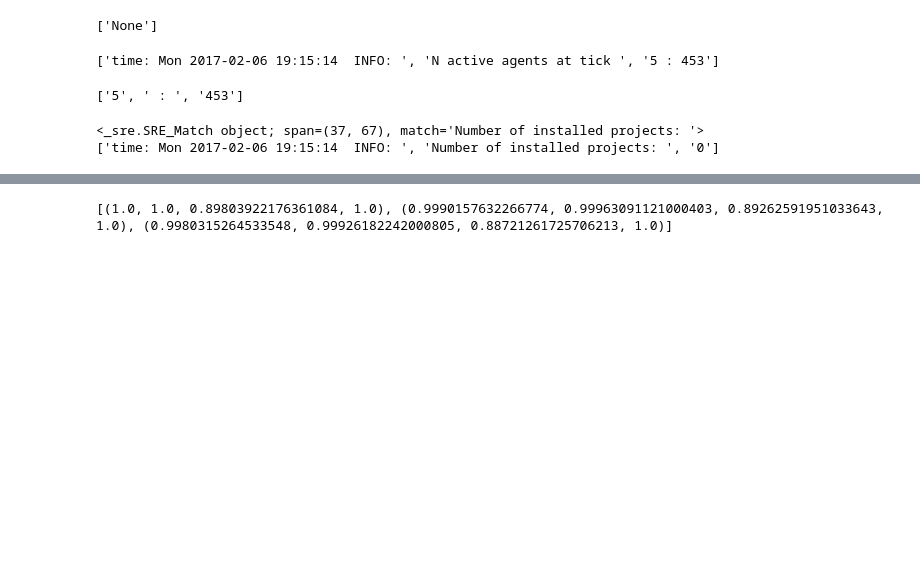
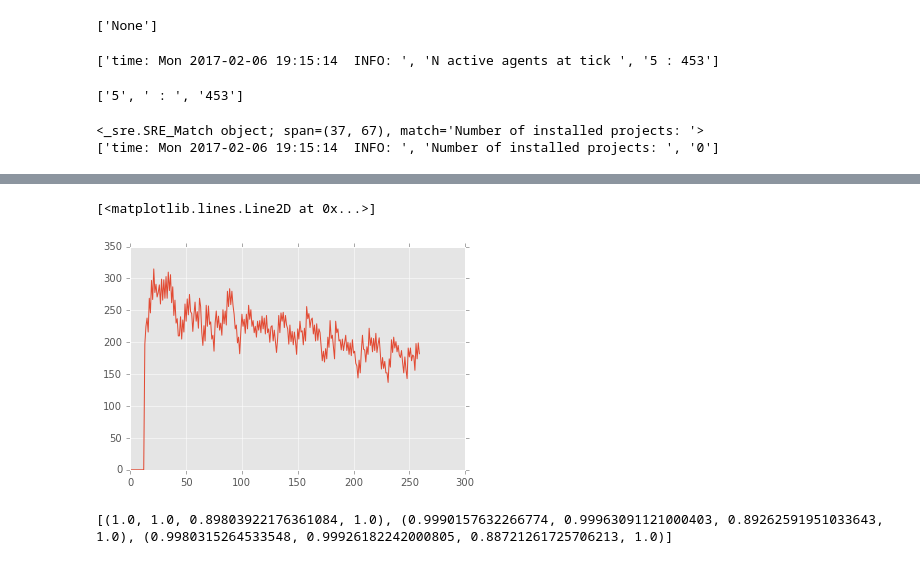
Before and after one commit to wilfeli/solar-model, a Jupyter notebook: Model/ABM-base-model-results-v1.ipynb, the cells around one changed output, grey strips where cells are left out. Cells and saved outputs as stored; diff of their text form; code cells hidden in the pictures; blank space fills up the shorter version.

```diff
--- a/Model/ABM-base-model-results-v1.ipynb
+++ b/Model/ABM-base-model-results-v1.ipynb
@@ -271,6 +310,11 @@ columns = ['EParamTypes::HOStateDroppedOutNCDecStage', \
 # %%
 data_mode = 'bm_'
 test_mode = 'drops'
+# %%
+plt.plot(df_v1[columns[-2]][0:N_TICKS_DISPLAY])
+# %% [output]
+[<matplotlib.lines.Line2D at 0x...>]
+[figure, added]
 # %%
 norm = matplotlib.colors.Normalize(vmin=0, vmax=1)
 cmap_custom = cm.get_cmap('YlGn')
```
Also changed, not shown: parts of 38 cells of this notebook, 13 other files.
